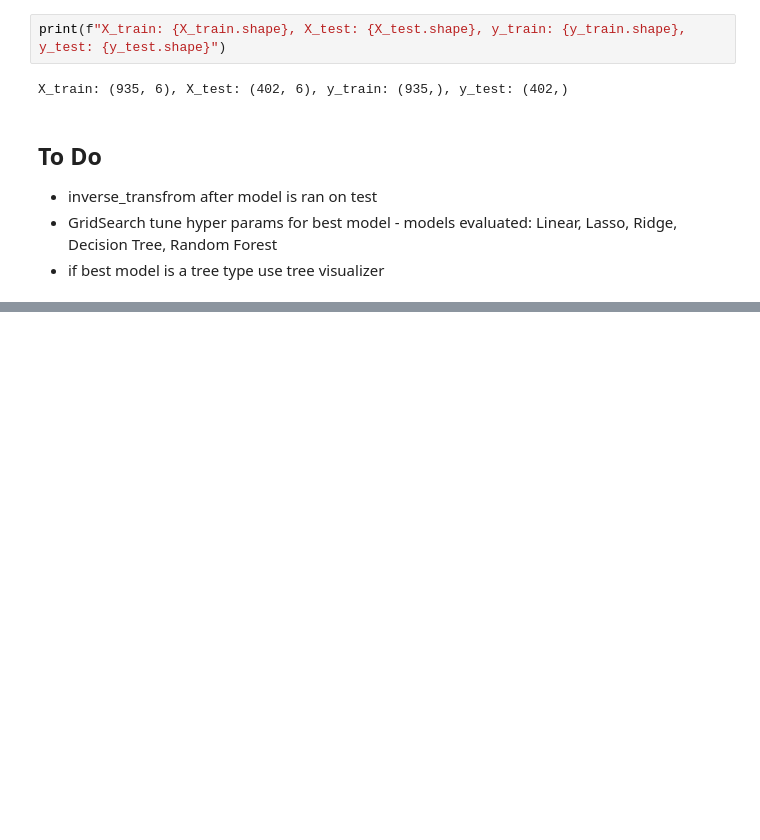
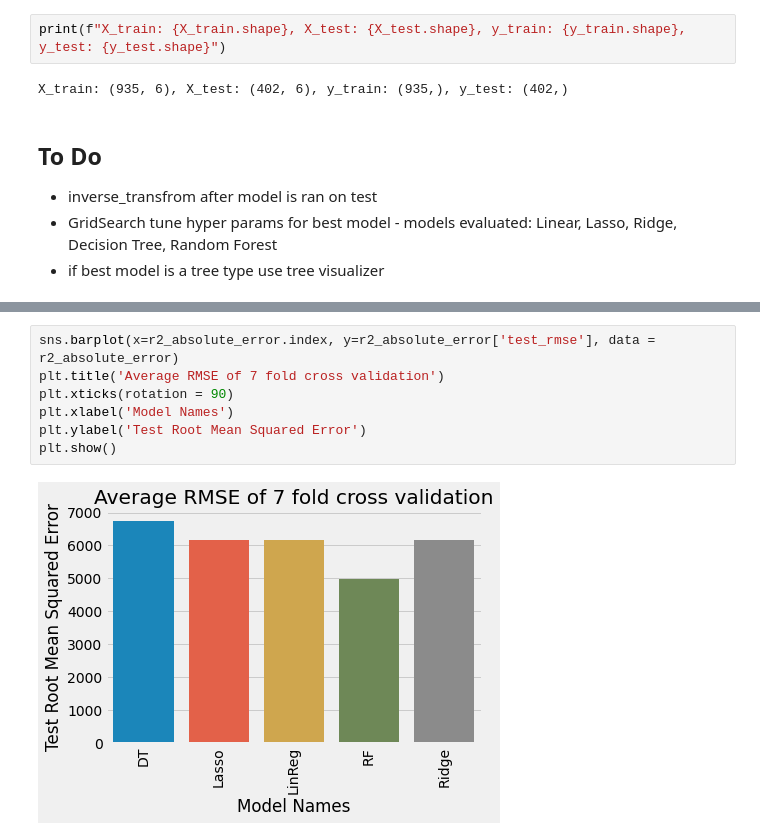
Before and after one commit to bcook26/ML-Models, a Jupyter notebook: MedicalCostsANOVA/medcosts_anova.ipynb, the cells around one changed output, grey strips where cells are left out. Cells and saved outputs as stored; diff of their text form; blank space fills up the shorter version.

```diff
--- a/MedicalCostsANOVA/medcosts_anova.ipynb
+++ b/MedicalCostsANOVA/medcosts_anova.ipynb
@@ -436,0 +558,9 @@ from sklearn.ensemble import RandomForestRegressor
+# %%
+sns.barplot(x=r2_absolute_error.index, y=r2_absolute_error['test_rmse'], data = r2_absolute_error)
+plt.title('Average RMSE of 7 fold cross validation')
+plt.xticks(rotation = 90)
+plt.xlabel('Model Names')
+plt.ylabel('Test Root Mean Squared Error')
+plt.show()
+# %% [output]
+[figure, added]
```
Also changed, not shown: parts of 17 cells of this notebook.
